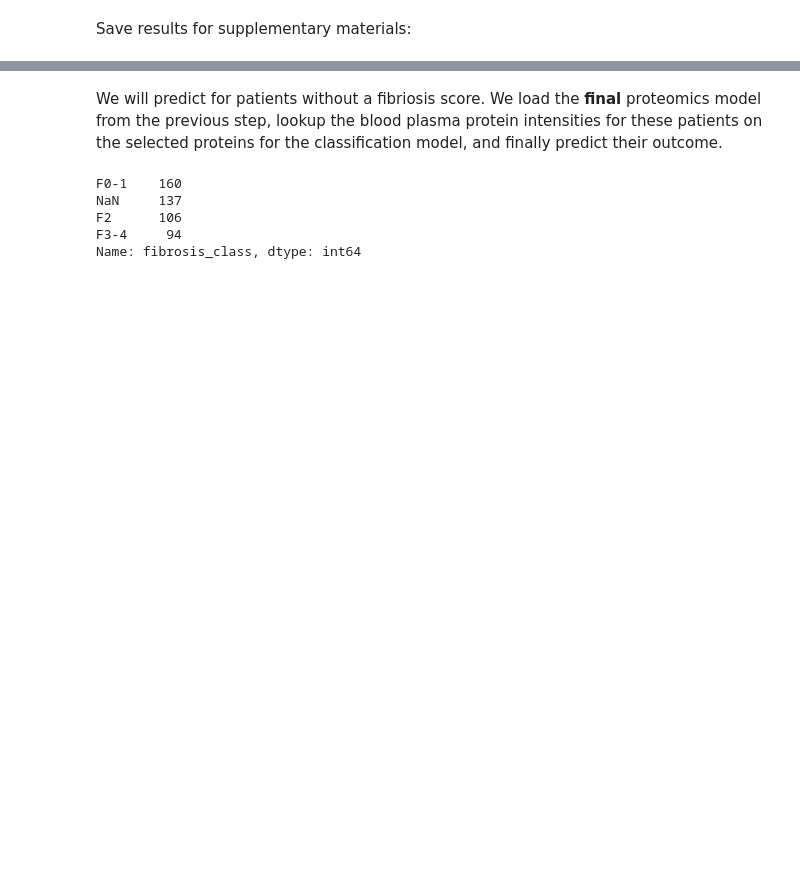
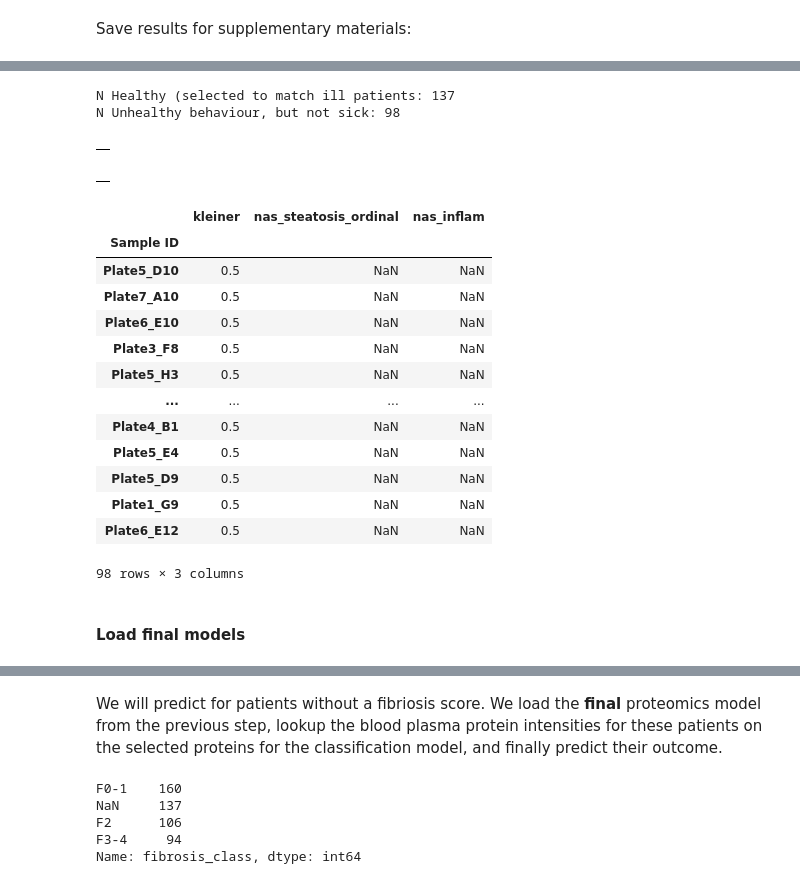
Before and after one commit to llniu/ALD-study, a Jupyter notebook: ald_analysis_hw.ipynb, the cells around one changed output, grey strips where cells are left out. Drawn from its saved outputs; the diff is of its cells as text; code cells hidden in the pictures; blank space fills up the shorter version.

```diff
--- a/ald_analysis_hw.ipynb
+++ b/ald_analysis_hw.ipynb
@@ -2181,0 +2188,5 @@ with pd.ExcelWriter(FILE_DELONG) as writer:
+# %%
+data_cli_full = pd.read_csv(f_data_clinic, index_col=COL_ID)
+# data_cli_full = data_cli[data_cli['kleiner']!=0.5] # previous selection
+all_kleiner_score = data_cli_full.kleiner.value_counts(dropna=False)
+all_kleiner_score
@@ -2181,0 +2202,35 @@ with pd.ExcelWriter(FILE_DELONG) as writer:
+# %%
+n_healty, n_at_risk = all_kleiner_score.loc[[np.nan, 0.5]]
+print(f"N Healthy (selected to match ill patients: {n_healty}")
+print(f"N Unhealthy behaviour, but not sick: {n_at_risk}")
+# %% [output]
+N Healthy (selected to match ill patients: 137
+N Unhealthy behaviour, but not sick: 98
+# %%
+# from src.pandas import combine_value_counts
+combine_value_counts(data_cli_full[TARGETS], dropna=False)
+# %% [output]
+|  |
+# %%
+combine_value_counts(data_cli_full.loc[data_cli_full.kleiner == 0.5, TARGETS], dropna=False)
+# %% [output]
+|  |
+# %%
+data_cli_full.loc[data_cli_full.kleiner == 0.5, TARGETS]
+# %% [output]
+|  | kleiner | nas_steatosis_ordinal | nas_inflam |
+| Sample ID |  |  |  |
+| Plate5_D10 | 0.5 | NaN | NaN |
+| Plate7_A10 | 0.5 | NaN | NaN |
+| Plate6_E10 | 0.5 | NaN | NaN |
+| Plate3_F8 | 0.5 | NaN | NaN |
+| Plate5_H3 | 0.5 | NaN | NaN |
+| ... | ... | ... | ... |
+| Plate4_B1 | 0.5 | NaN | NaN |
+| Plate5_E4 | 0.5 | NaN | NaN |
+| Plate5_D9 | 0.5 | NaN | NaN |
+| Plate1_G9 | 0.5 | NaN | NaN |
+| Plate6_E12 | 0.5 | NaN | NaN |
+98 rows × 3 columns
+# %% [markdown]
+#### Load final models
```
Also changed, not shown: parts of 28 cells of this notebook.
